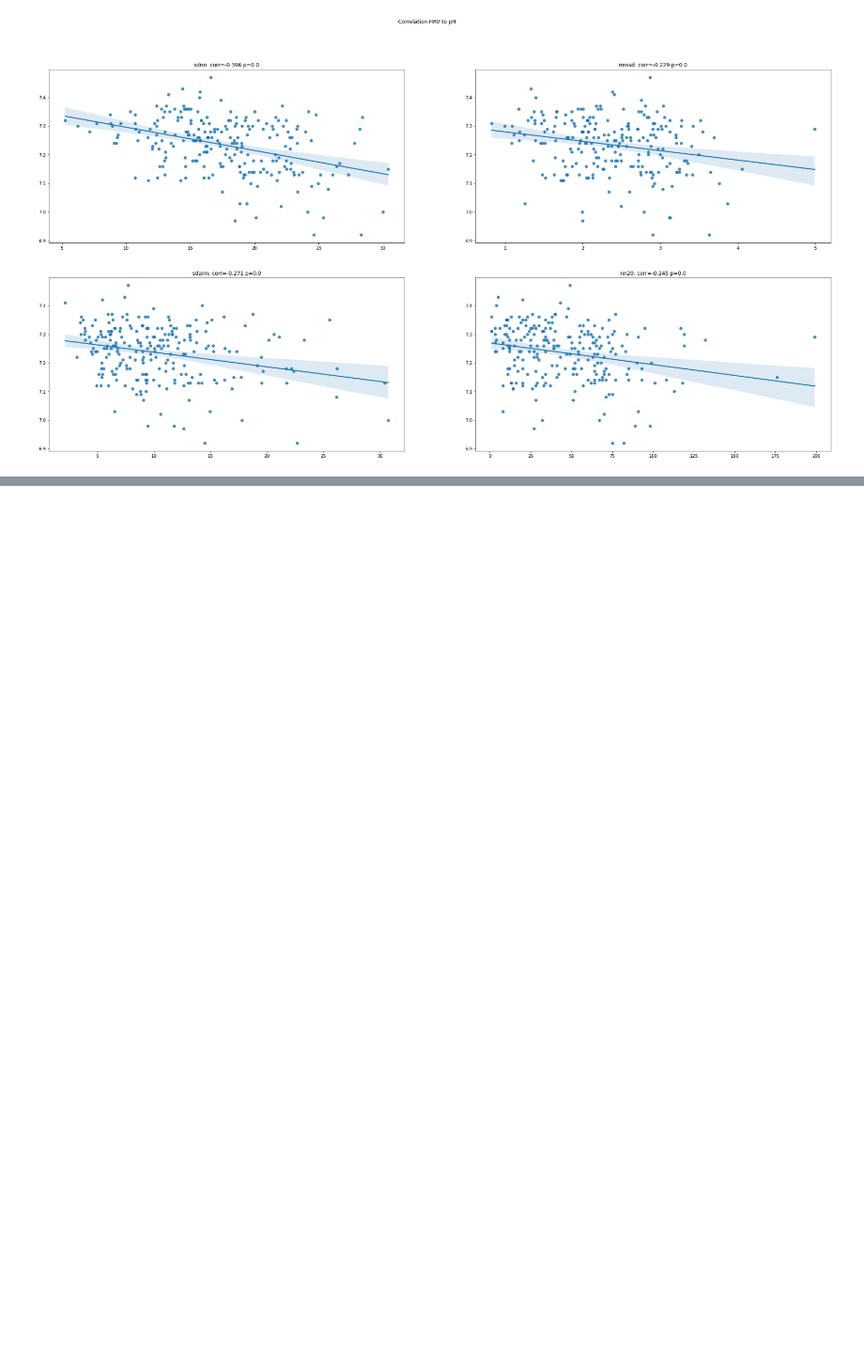
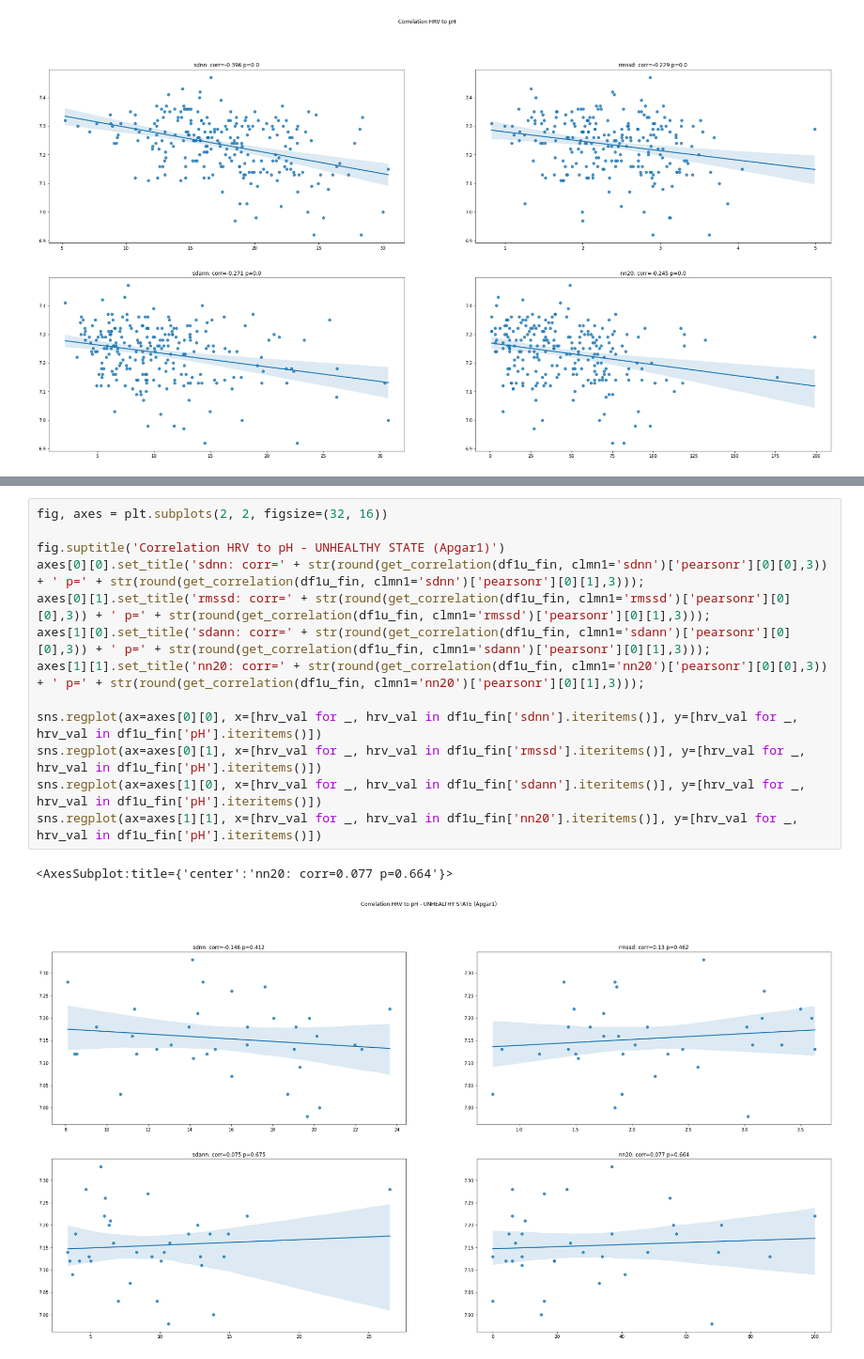
Before and after one commit to igeor/Cardiotocographic-Signal-Classification-based-on-Heart-Rate-Variability, a Jupyter notebook: report.ipynb, the cells around one changed output, grey strips where cells are left out. Shown at 94% size. Drawn from its saved outputs; the diff is of its cells as text; blank space fills up the shorter version.

```diff
--- a/report.ipynb
+++ b/report.ipynb
@@ -351,0 +485,16 @@ sns.regplot(ax=axes[1][1], x=[hrv_val for _, hrv_val in df_fin['nn20'].iteritems
+# %%
+fig, axes = plt.subplots(2, 2, figsize=(32, 16))
+
+fig.suptitle('Correlation HRV to pH - UNHEALTHY STATE (Apgar1)')
+axes[0][0].set_title('sdnn: corr=' + str(round(get_correlation(df1u_fin, clmn1='sdnn')['pearsonr'][0][0],3)) + ' p=' + str(round(get_correlation(df1u_fin, clmn1='sdnn')['pearsonr'][0][1],3)));
+axes[0][1].set_title('rmssd: corr=' + str(round(get_correlation(df1u_fin, clmn1='rmssd')['pearsonr'][0][0],3)) + ' p=' + str(round(get_correlation(df1u_fin, clmn1='rmssd')['pearsonr'][0][1],3)));
+axes[1][0].set_title('sdann: corr=' + str(round(get_correlation(df1u_fin, clmn1='sdann')['pearsonr'][0][0],3)) + ' p=' + str(round(get_correlation(df1u_fin, clmn1='sdann')['pearsonr'][0][1],3)));
+axes[1][1].set_title('nn20: corr=' + str(round(get_correlation(df1u_fin, clmn1='nn20')['pearsonr'][0][0],3)) + ' p=' + str(round(get_correlation(df1u_fin, clmn1='nn20')['pearsonr'][0][1],3)));
+
+sns.regplot(ax=axes[0][0], x=[hrv_val for _, hrv_val in df1u_fin['sdnn'].iteritems()], y=[hrv_val for _, hrv_val in df1u_fin['pH'].iteritems()])
+sns.regplot(ax=axes[0][1], x=[hrv_val for _, hrv_val in df1u_fin['rmssd'].iteritems()], y=[hrv_val for _, hrv_val in df1u_fin['pH'].iteritems()])
+sns.regplot(ax=axes[1][0], x=[hrv_val for _, hrv_val in df1u_fin['sdann'].iteritems()], y=[hrv_val for _, hrv_val in df1u_fin['pH'].iteritems()])
+sns.regplot(ax=axes[1][1], x=[hrv_val for _, hrv_val in df1u_fin['nn20'].iteritems()], y=[hrv_val for _, hrv_val in df1u_fin['pH'].iteritems()])
+# %% [output]
+<AxesSubplot:title={'center':'nn20: corr=0.077 p=0.664'}>
+[figure, added]
```
Also changed, not shown: parts of 26 cells of this notebook, 5 other files.
